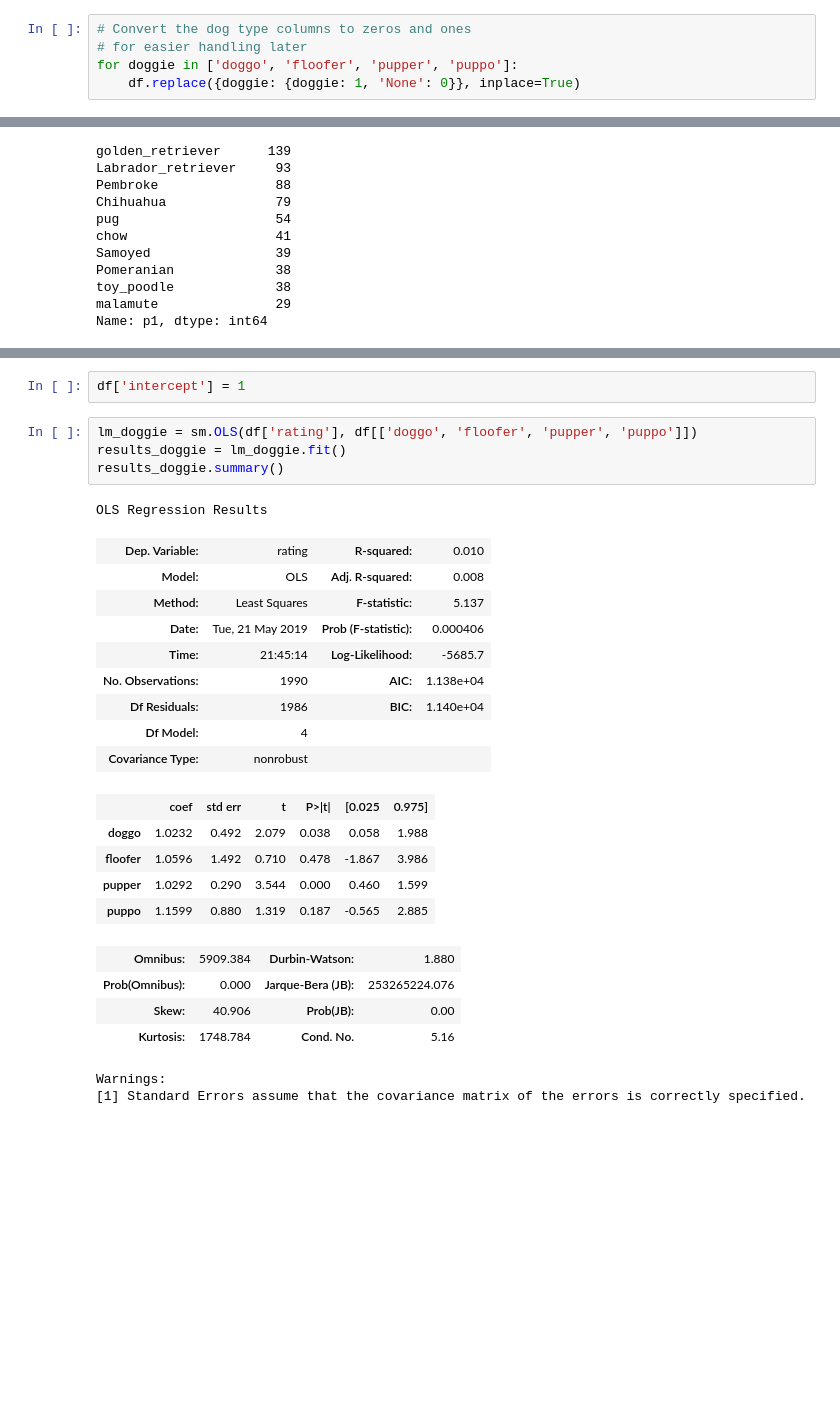
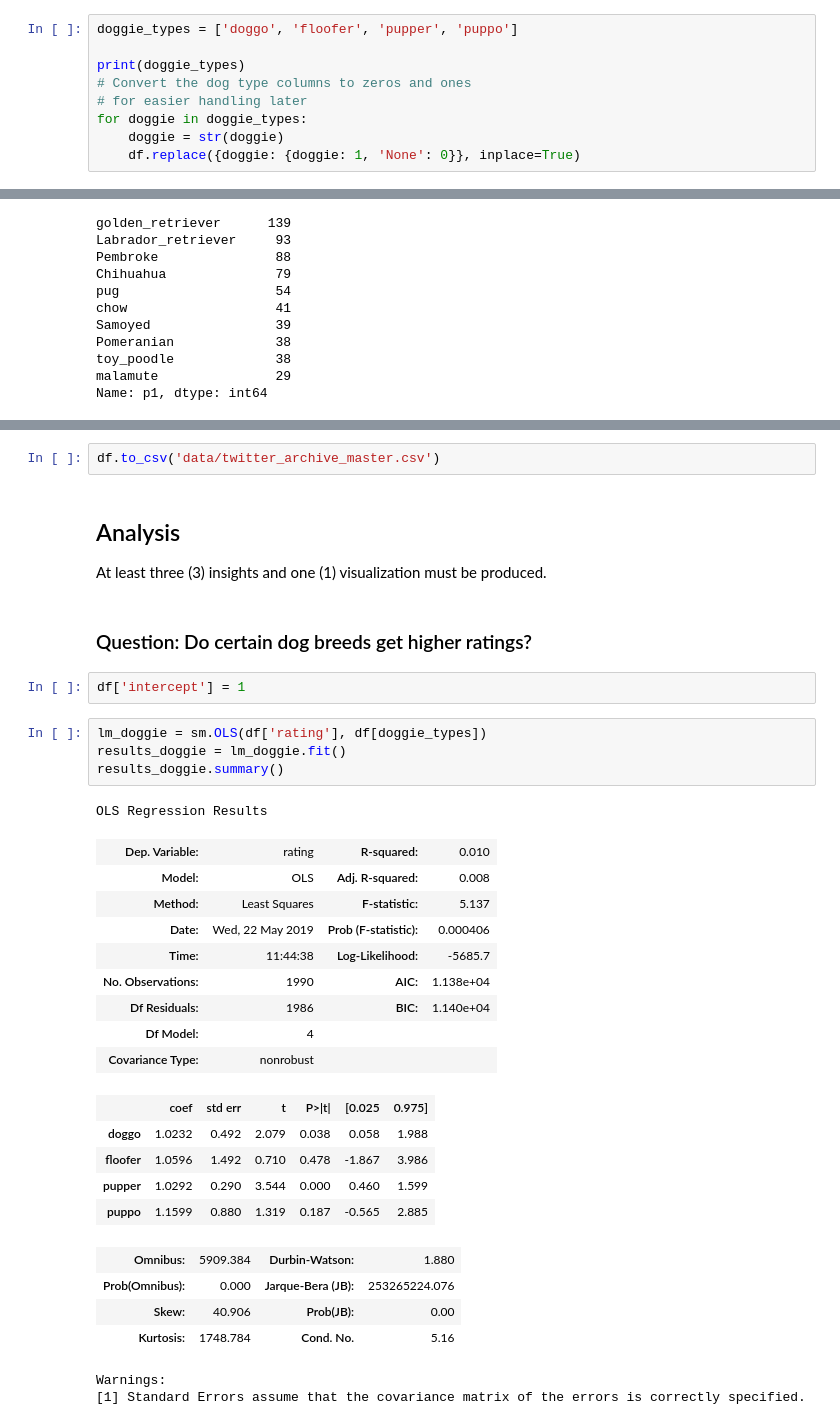
Before and after one commit to kennethn/data-analyst-nanodegree, a Jupyter notebook: 4_Wrangle_And_Analyze_Data/wrangle_act.ipynb, the cells around one changed output, grey strips where cells are left out. Drawn from its saved outputs; the diff is of its cells as text; blank space fills up the shorter version.

```diff
--- a/4_Wrangle_And_Analyze_Data/wrangle_act.ipynb
+++ b/4_Wrangle_And_Analyze_Data/wrangle_act.ipynb
@@ -273,7 +276,11 @@ I see that tweets *can* have more than one dog type, so I'm glad I didn't try to
 
 I'll keep the separate columns but convert them to binary to make them easier to handle later and to more easily support any regression testing I might decide to do.
 # %%
+doggie_types = ['doggo', 'floofer', 'pupper', 'puppo']
+
+print(doggie_types)
 # Convert the dog type columns to zeros and ones
 # for easier handling later
-for doggie in ['doggo', 'floofer', 'pupper', 'puppo']:
+for doggie in doggie_types:
+    doggie = str(doggie)
     df.replace({doggie: {doggie: 1, 'None': 0}}, inplace=True)
@@ -387,16 +402,24 @@ Name: p1, dtype: int64
+# %%
+df.to_csv('data/twitter_archive_master.csv')
+# %% [markdown]
+## Analysis
+
+ At least three (3) insights and one (1) visualization must be produced.
+# %% [markdown]
+### Question: Do certain dog breeds get higher ratings?
 # %%
 df['intercept'] = 1
 # %%
-lm_doggie = sm.OLS(df['rating'], df[['doggo', 'floofer', 'pupper', 'puppo']])
+lm_doggie = sm.OLS(df['rating'], df[doggie_types])
 results_doggie = lm_doggie.fit()
 results_doggie.summary()
 # %% [output]
 OLS Regression Results
 | Dep. Variable: | rating | R-squared: | 0.010 |
 | Model: | OLS | Adj. R-squared: | 0.008 |
 | Method: | Least Squares | F-statistic: | 5.137 |
-| Date: | Tue, 21 May 2019 | Prob (F-statistic): | 0.000406 |
-| Time: | 21:45:14 | Log-Likelihood: | -5685.7 |
+| Date: | Wed, 22 May 2019 | Prob (F-statistic): | 0.000406 |
+| Time: | 11:44:38 | Log-Likelihood: | -5685.7 |
 | No. Observations: | 1990 | AIC: | 1.138e+04 |
 | Df Residuals: | 1986 | BIC: | 1.140e+04 |
 | Df Model: | 4 |  |  |
```
Also changed, not shown: parts of 17 cells of this notebook, 1 other file.
